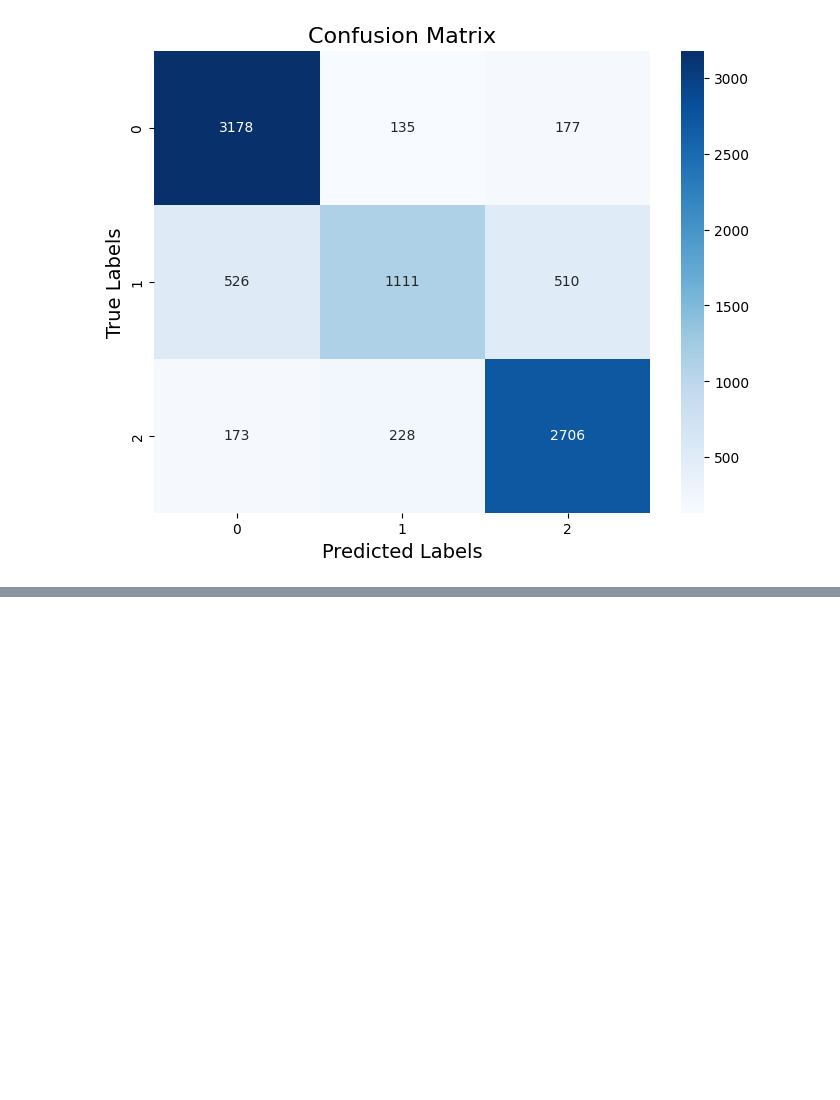
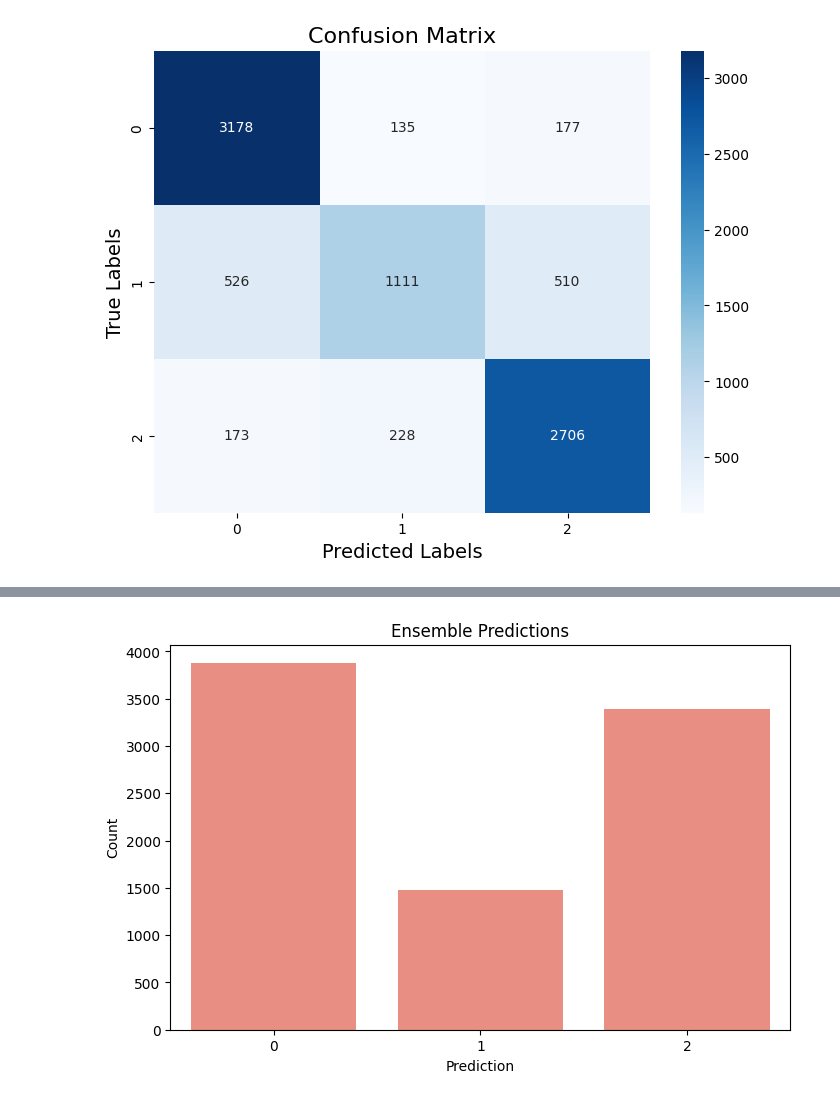
Before and after one commit to infinite-void/llm-ensemble-for-neologism, a Jupyter notebook: ensemble_learner_voting.ipynb, the cells around one changed output, grey strips where cells are left out. Drawn from its saved outputs; the diff is of its cells as text; code cells hidden in the pictures; blank space fills up the shorter version.

```diff
--- a/ensemble_learner_voting.ipynb
+++ b/ensemble_learner_voting.ipynb
@@ -72,0 +87,12 @@ plt.show()
+# %%
+ensemble_predictions = data['Ensemble'].value_counts()
+
+# Plotting the ensemble result
+plt.figure(figsize=(8, 5))
+sns.barplot(x=ensemble_predictions.index, y=ensemble_predictions.values, color='salmon')
+plt.title('Ensemble Predictions')
+plt.xlabel('Prediction')
+plt.ylabel('Count')
+plt.show()
+# %% [output]
+[figure, added]
```
Also changed, not shown: parts of 2 cells of this notebook.
